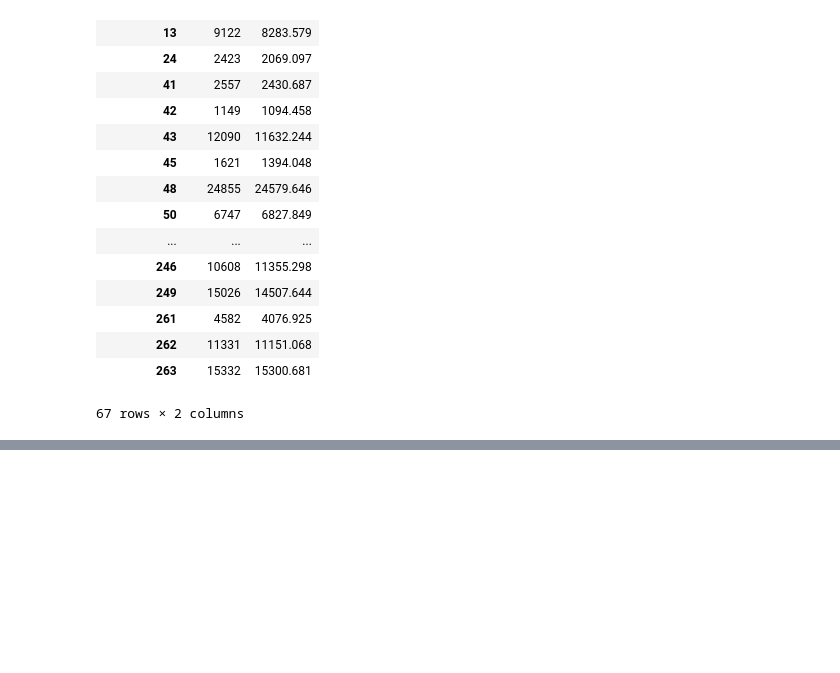
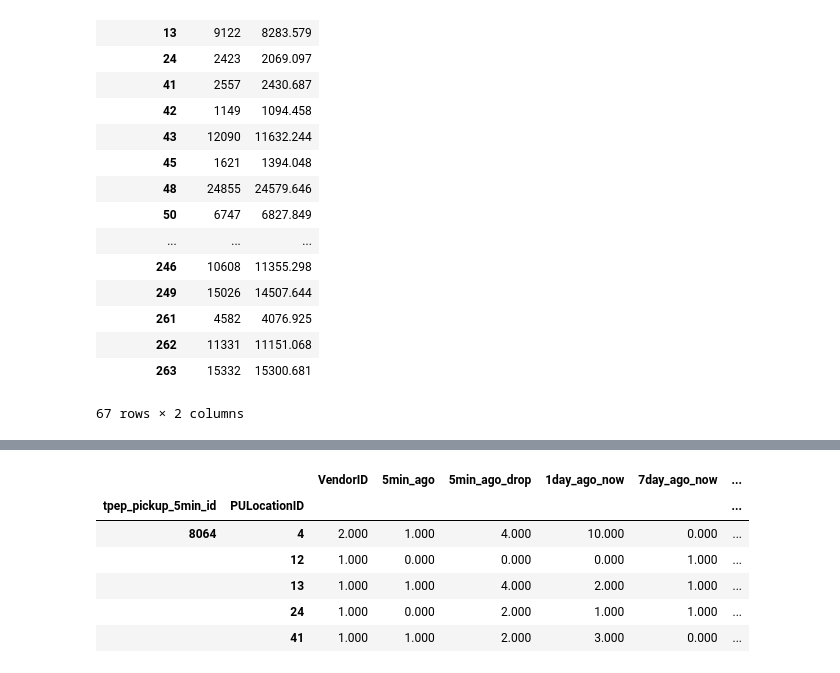
Before and after one commit to hlmiao/nyc_taxi_requests_prediction, a Jupyter notebook: nyc_taxi_requests_prediction.ipynb, the cells around one changed output, grey strips where cells are left out. Cells and saved outputs as stored; diff of their text form; code cells hidden in the pictures; blank space fills up the shorter version.

```diff
--- a/nyc_taxi_requests_prediction.ipynb
+++ b/nyc_taxi_requests_prediction.ipynb
@@ -743,0 +846,10 @@ valid_pred_group
+# %%
+valid_X_all.head()
+# %% [output]
+|  |  | VendorID | 5min_ago | 5min_ago_drop | 1day_ago_now | 7day_ago_now | ... |
+| tpep_pickup_5min_id | PULocationID |  |  |  |  |  | ... |
+| 8064 | 4 | 2.000 | 1.000 | 4.000 | 10.000 | 0.000 | ... |
+|  | 12 | 1.000 | 0.000 | 0.000 | 0.000 | 1.000 | ... |
+|  | 13 | 1.000 | 1.000 | 4.000 | 2.000 | 1.000 | ... |
+|  | 24 | 1.000 | 0.000 | 2.000 | 1.000 | 1.000 | ... |
+|  | 41 | 1.000 | 1.000 | 2.000 | 3.000 | 0.000 | ... |
```
Also changed, not shown: parts of 13 cells of this notebook.
